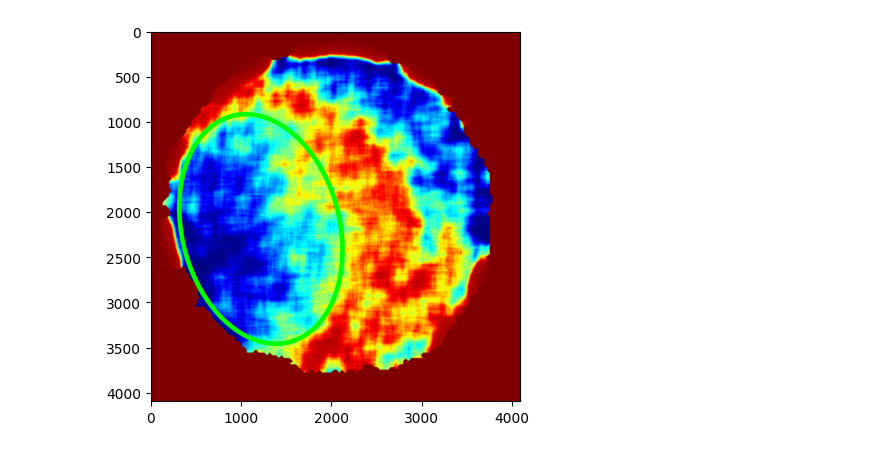
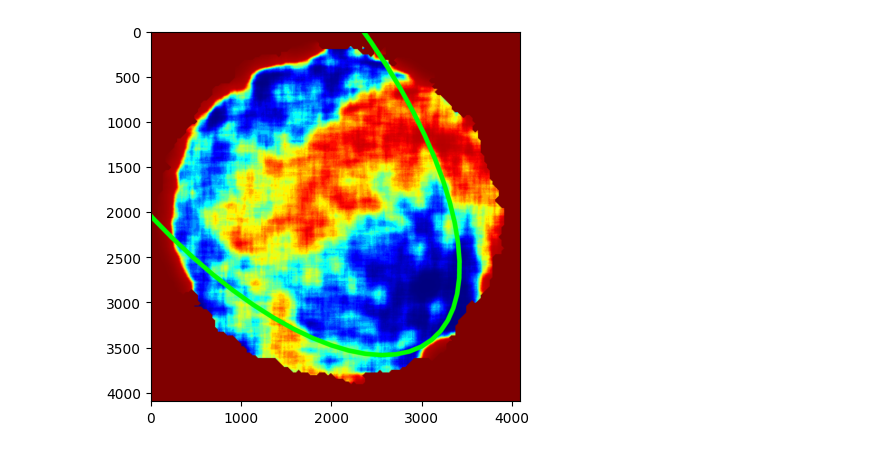
Before and after one commit to Jon400/Titanium_Find_Contour_U-Net, a Jupyter notebook: Fitting_Ellipse.ipynb, the cells around one changed output. Cells and saved outputs as stored; diff of their text form; code cells hidden in the pictures.

Commit message:
Fitting ellipse

```diff
--- a/Fitting_Ellipse.ipynb
+++ b/Fitting_Ellipse.ipynb
@@ -205,23 +207,44 @@ def is_point_on_left_or_right_side(point, line_start, line_end):
     else:
         return 'right'
 
-def fit_ellipse_to_contour(contour, center_of_ellipse, vector, tolerance=500, step_size=10, max_iterations=100000):
+def find_farthest_point(contour, center, axis_angle):
+    """Find the farthest point on the contour from the center along a specified axis."""
+    farthest_distance = 0
+    for point in contour:
+        # Project each point onto the specified axis
+        vector = np.array(point[0]) - np.array(center)
+        axis_vector = np.array([np.cos(np.radians(axis_angle)), np.sin(np.radians(axis_angle))])
+        distance = np.dot(vector, axis_vector)
+        farthest_distance = max(farthest_distance, abs(distance))
+    return farthest_distance
+
+def adjust_ellipse(contour, new_center, step_size=1, max_iterations=100000):
+    new_center = new_center[0]
     # Fit initial ellipse
     ellipse = cv2.fitEllipse(contour)
+    (x, y), (MA, ma), angle = ellipse
 
-    # Adjust size of the ellipse
     for _ in range(max_iterations):
-        if is_point_near_line(center_of_ellipse, ellipse[0], vector, tolerance):
+        # Calculate new major and minor axes lengths
+        new_major_axis = find_farthest_point(contour, new_center, angle) * 2
+        new_minor_axis = find_farthest_point(contour, new_center, angle + 90) * 2
+
+        # Update the ellipse with the new parameters
+        ellipse = (new_center, (new_major_axis, new_minor_axis), angle)
+
+        # Check if the new axes cover the contour
+        if new_major_axis >= MA and new_minor_axis >= ma:
             break
-        else:
-            # Increase size of the ellipse
-            ellipse = (ellipse[0], (ellipse[1][0] + step_size, ellipse[1][1] + step_size), ellipse[2])
+
+        # Increment the axes lengths
+        MA += step_size
+        ma += step_size
 
     return ellipse
 
 # Main processing
-original_img = read_image(original_images_dir + 'test/P1MF1_C.png')
-heatmap_img = read_image(heatmap_images_dir + 'test/P1MF1_C.png')
+original_img = read_image(original_images_dir + 'test/P2MF9_N.png')
+heatmap_img = read_image(heatmap_images_dir + 'test/P2MF9_N.png')
 
 ex_cnt_mask = predict_mask(original_img, ex_cnt_model)
 in_cnt_mask = predict_mask(heatmap_img, in_cnt_model)
@@ -259,7 +282,7 @@ else:
 
 sample_point = points[0]
 
-ellipse = fit_ellipse_to_contour(in_cnt, sample_point, vector)
+ellipse = adjust_ellipse(in_cnt, sample_point)
 (center1, center2, distance) = ellipse
 scale_factor = original_img.shape[0] / 128
 center1 = (int(center1[0] * scale_factor), int(center1[1] * scale_factor))
@@ -291 +314 @@ plt.show()
-[figure, old version]
+[figure, new version]
```
Also changed, not shown: parts of 2 cells of this notebook.
